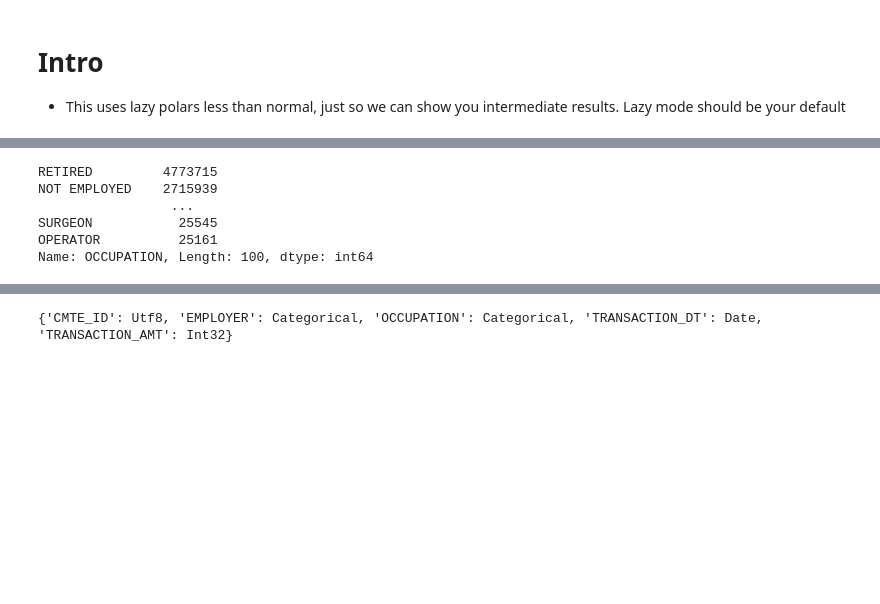
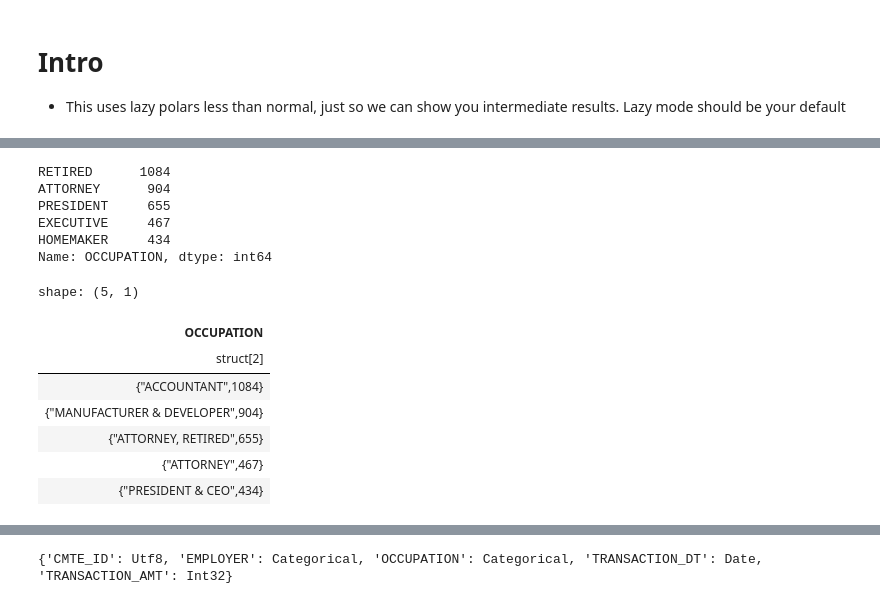
Before and after one commit to kevinheavey/modern-polars, a Jupyter notebook: performance.ipynb, the cells around one changed output, grey strips where cells are left out. Cells and saved outputs as stored; diff of their text form; code cells hidden in the pictures; blank space fills up the shorter version.

```diff
--- a/performance.ipynb
+++ b/performance.ipynb
@@ -183,13 +153,31 @@ most_common_pd = total_counts_pd.nlargest(100).sort_values(ascending=False)
 occ_dd = dd.read_parquet(
     fec_dir / "indiv*.pq", engine="pyarrow", columns=["OCCUPATION"]
 )
-
-most_common_dd = occ_dd["OCCUPATION"].value_counts().head(100)
-most_common_dd.compute().sort_values(ascending=False)
+n_rows = 10000
+most_common_dd = occ_dd["OCCUPATION"].head(n_rows).value_counts()
+most_common_dd.head()
 # %% [output]
-RETIRED         4773715
-NOT EMPLOYED    2715939
-                 ...
-SURGEON           25545
-OPERATOR          25161
-Name: OCCUPATION, Length: 100, dtype: int64
+RETIRED      1084
+ATTORNEY      904
+PRESIDENT     655
+EXECUTIVE     467
+HOMEMAKER     434
+Name: OCCUPATION, dtype: int64
+# %%
+with pl.StringCache():  # otherwise we can't read categoricals from multiple files
+    occ_pl = pl.scan_parquet(fec_dir / "indiv*.pq", cache=False)
+    counts = (
+        occ_pl
+        .select(pl.col("OCCUPATION").head(n_rows).value_counts(multithreaded=True, sort=True))
+        .collect()
+    )
+counts.head()
+# %% [output]
+shape: (5, 1)
+| OCCUPATION |
+| struct[2] |
+| {"ACCOUNTANT",1084} |
+| {"MANUFACTURER & DEVELOPER",904} |
+| {"ATTORNEY, RETIRED",655} |
+| {"ATTORNEY",467} |
+| {"PRESIDENT & CEO",434} |
```
Also changed, not shown: parts of 19 cells of this notebook, 1 other file.
